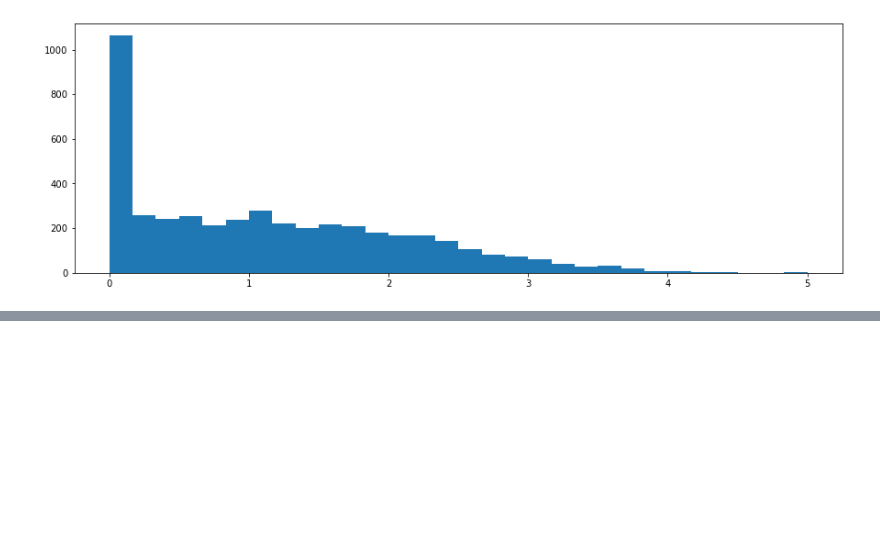
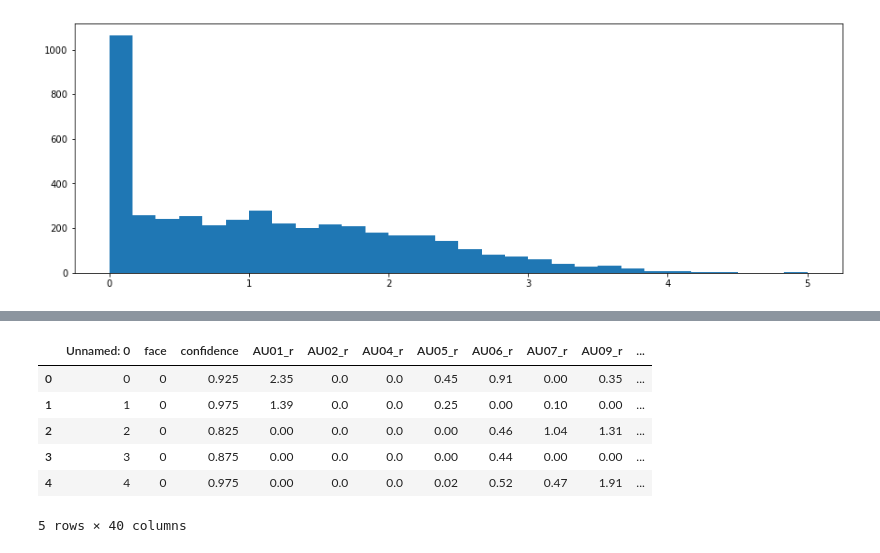
Before and after one commit to FengBotao119/Graduation-Project, a Jupyter notebook: Preprocessing.ipynb, the cells around one changed output, grey strips where cells are left out. Saved outputs shown, nothing was run; the diff lists cells and outputs as text; code cells hidden in the pictures; blank space fills up the shorter version.

Commit message:
use new data RAF, but not improve the model performance

```diff
--- a/Preprocessing.ipynb
+++ b/Preprocessing.ipynb
@@ -763,0 +768,13 @@ epoch 2 training loss 1.0643 testing loss 0.6335
+# %%
+RAF_data= pd.read_csv('./face_model/data/RAF_data.csv')
+#RAF_data.label = RAF_data.label-1
+#RAF_data.to_csv('./face_model/data/RAF_data.csv')
+RAF_data.head()
+# %% [output]
+|  | Unnamed: 0 | face | confidence | AU01_r | AU02_r | AU04_r | AU05_r | AU06_r | AU07_r | AU09_r | ... |
+| 0 | 0 | 0 | 0.925 | 2.35 | 0.0 | 0.0 | 0.45 | 0.91 | 0.00 | 0.35 | ... |
+| 1 | 1 | 0 | 0.975 | 1.39 | 0.0 | 0.0 | 0.25 | 0.00 | 0.10 | 0.00 | ... |
+| 2 | 2 | 0 | 0.825 | 0.00 | 0.0 | 0.0 | 0.00 | 0.46 | 1.04 | 1.31 | ... |
+| 3 | 3 | 0 | 0.875 | 0.00 | 0.0 | 0.0 | 0.00 | 0.44 | 0.00 | 0.00 | ... |
+| 4 | 4 | 0 | 0.975 | 0.00 | 0.0 | 0.0 | 0.02 | 0.52 | 0.47 | 1.91 | ... |
+5 rows × 40 columns
```
Also changed, not shown: parts of 12 cells of this notebook, 12 other files.
